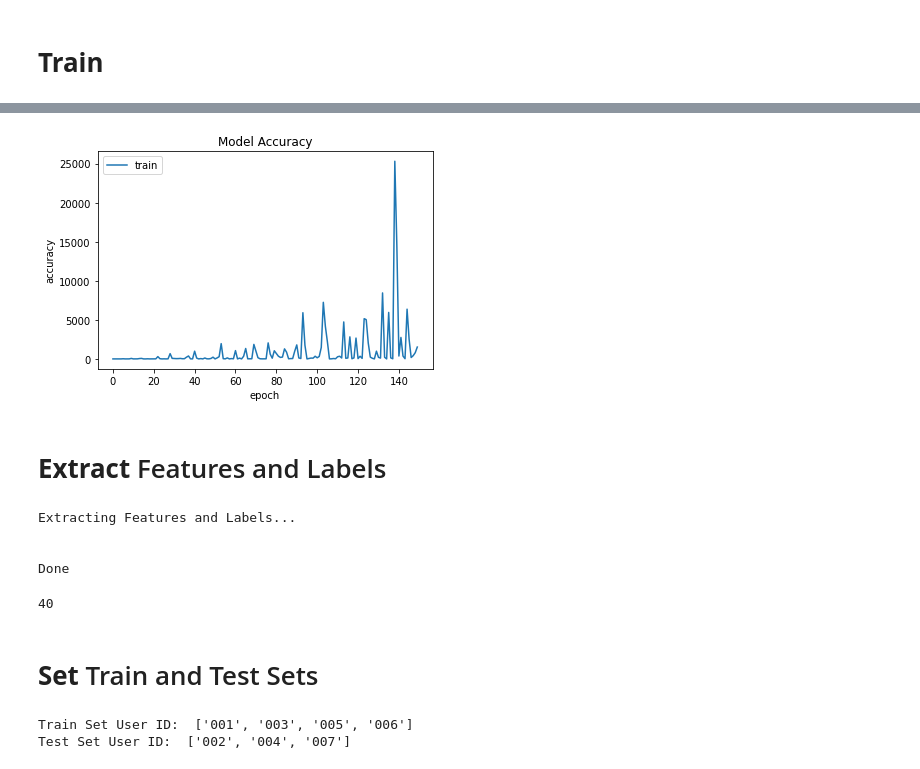
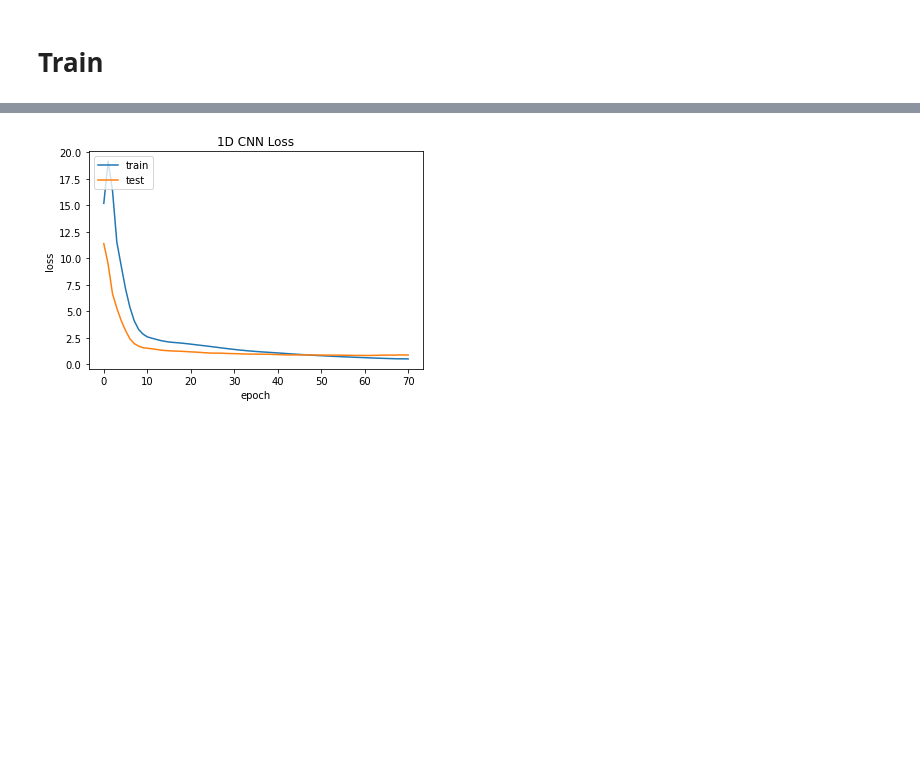
Before and after one commit to farhanfuadabir/ASL-DataGlove, a Jupyter notebook: Model__DL/Model__1D_CNN.ipynb, the cells around one changed output, grey strips where cells are left out. Saved outputs shown, nothing was run; the diff lists cells and outputs as text; code cells hidden in the pictures; blank space fills up the shorter version.

```diff
--- a/Model__DL/Model__1D_CNN.ipynb
+++ b/Model__DL/Model__1D_CNN.ipynb
@@ -594,6 +562,6 @@ print(channel_sets[0].shape)
 # %%
 # test_users = ['002', '004', '007']
-test_users = ['002', '004', '007']
+test_users = ['001']
 train_users = [x for x in users if x not in test_users]
 
 print("Train Set User ID: ", train_users)
@@ -673,7 +633,7 @@ def evaluate_model(trainX, trainy, testX, testy, verbose, epochs, batch_size):
   model = Sequential()
   model.add(Conv1D(filters=64, kernel_size=3, activation='relu', input_shape=(n_timesteps,n_features)))
   model.add(Conv1D(filters=64, kernel_size=3, activation='relu'))
-  model.add(Dropout(0.5))
+  # model.add(Dropout(0.8))
   model.add(MaxPooling1D(pool_size=2))
   model.add(Flatten())
   model.add(Dense(100, activation='relu'))
@@ -691,14 +651,14 @@ def evaluate_model(trainX, trainy, testX, testy, verbose, epochs, batch_size):
   import time
   t_start = time.clock()
   from keras import callbacks
-  # earlystopping = callbacks.EarlyStopping(monitor ="val_loss", mode ="min",
-  #                                         patience = 10, verbose = 1,
-  #                                         restore_best_weights = True)
+  earlystopping = callbacks.EarlyStopping(monitor ="val_loss", mode ="min",
+                                          patience = 10, verbose = 1,
+                                          restore_best_weights = True)
 
-  # history = model.fit(trainX, trainy, batch_size = batch_size,
-  #                     epochs = epochs, validation_data =(testX, testy),
-  #                     callbacks =[earlystopping])
-  history = model.fit(trainX, trainy, epochs=epochs, batch_size=batch_size, verbose=verbose)
+  history = model.fit(trainX, trainy, batch_size = batch_size,
+                      epochs = epochs, validation_data =(testX, testy),
+                      callbacks =[earlystopping])
+  # history = model.fit(trainX, trainy, epochs=epochs, batch_size=batch_size, verbose=verbose)
 
   t_end = time.clock()
 
@@ -740,6 +700,6 @@ def run_experiment(repeats=10, verbose=False, epochs=10, batch_size=32):
 # **Train**
 # %%
 # for single iteration
-score, history = evaluate_model(X_train, y_train, X_test, y_test, verbose=True, epochs=150, batch_size=16)
+score, history = evaluate_model(X_train, y_train, X_test, y_test, verbose=True, epochs=300, batch_size=X_train.shape[0])
 print('Score:', '%.3f' % (score * 100.0))
 # %% [output]
@@ -789,50 +749,11 @@ Score: 2.942
 # %%
 import matplotlib.pyplot as plt
 plt.plot(history.history['loss'])
-# plt.plot(history.history['val_loss'])
-plt.title('Model Accuracy')
-plt.ylabel('accuracy')
+plt.plot(history.history['val_loss'])
+plt.title('1D CNN Loss')
+plt.ylabel('loss')
 plt.xlabel('epoch')
 plt.legend(['train', 'test'], loc='upper left')
 plt.show()
 # %% [output]
-[figure, old version]
+[figure, new version]
-# %% [markdown]
-# **Extract** Features and Labels
-# %%
-# Extract Features
-print("Extracting Features and Labels...\n")
-feature_sets = []
-label_sets = []
-
-for user in tqdm(users):
-  userPath = user
-  storePath = userPath + '/' + 'Processed'
-  X_temp = extract_features(storePath)
-  y_temp = load(storePath + '/label.joblib')
-  y_temp = y_temp.to_numpy().ravel()
-  y_temp = label_encoder.transform(y_temp)
-  feature_sets.append(X_temp)
-  label_sets.append(y_temp)
-print("Done")
-# %% [output]
-Extracting Features and Labels...
-
-
-Done
-# %%
-print(len(gestures))
-# %% [output]
-40
-# %% [markdown]
-# **Set** Train and Test Sets
-# %%
-test_users = ['002', '004', '007']
-# test_users = ['001', '003', '005']
-train_users = [x for x in users if x not in test_users]
-
-print("Train Set User ID: ", train_users)
-print("Test Set User ID: ", test_users)
-# %% [output]
-Train Set User ID:  ['001', '003', '005', '006']
-Test Set User ID:  ['002', '004', '007']
```
Also changed, not shown: parts of 35 cells of this notebook.
